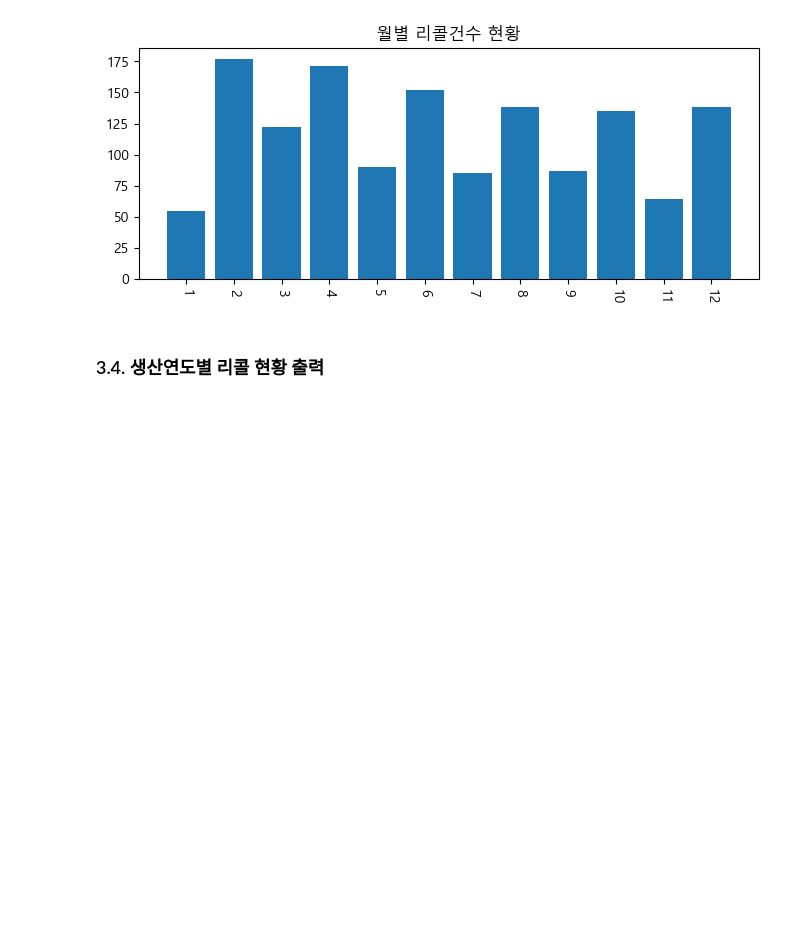
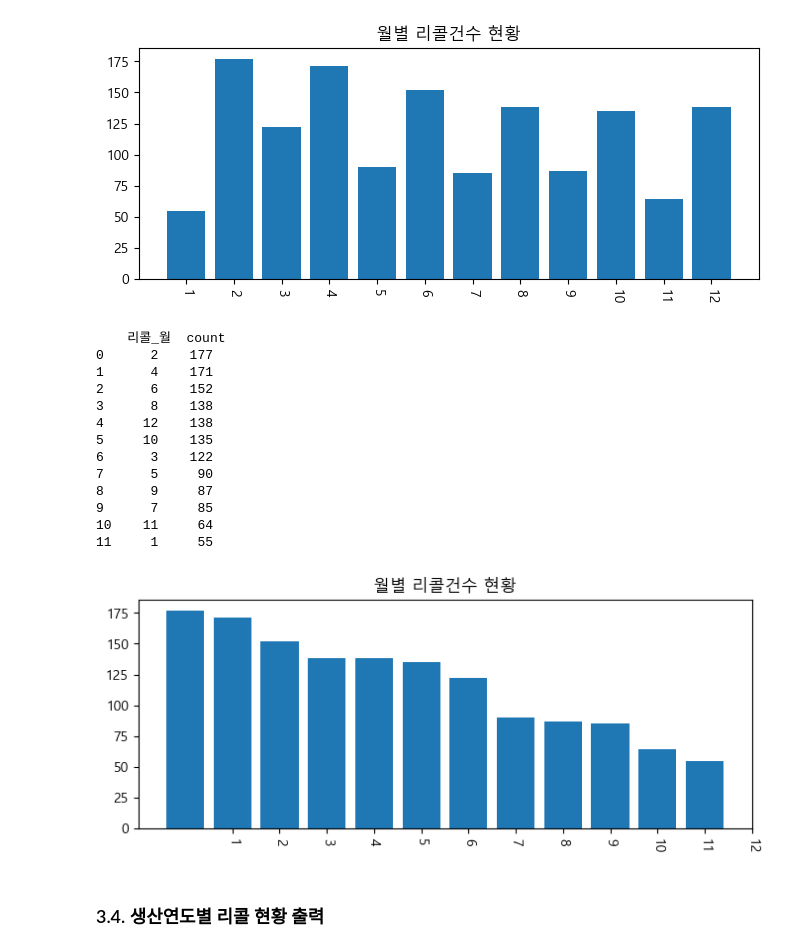
Before and after one commit to jeonggram23/data_study, a Jupyter notebook: 0.데이터분석복습/1.자동차리콜데이터분석/1.자동차리콜데이터분석_matplotlib_2022 v.0.ipynb, the cells around one changed output. Drawn from its saved outputs; the diff is of its cells as text; code cells hidden in the pictures; blank space fills up the shorter version.

```diff
--- a/0.데이터분석복습/1.자동차리콜데이터분석/1.자동차리콜데이터분석_matplotlib_2022 v.0.ipynb
+++ b/0.데이터분석복습/1.자동차리콜데이터분석/1.자동차리콜데이터분석_matplotlib_2022 v.0.ipynb
@@ -479,6 +462,32 @@ plt.title('월별 리콜건수 현황') # 차트 제목 쓰고
 plt.show()
 # %% [output]
 [figure]
+# %%
+tmp = df.groupby('리콜_월').size().sort_values(ascending=False).to_frame('count')
+x = tmp.index
+x_ = tmp.reset_index()
+print(x_)
+y = tmp['count']
+plt.figure(figsize=(8,3))   # 스케치북 그리고
+plt.bar(x=x_.index,height=y)       # bar 차트에 x, y 값 할당
+plt.xticks(rotation=270, ticks=x)    # x축 이름 회전
+plt.title('월별 리콜건수 현황') # 차트 제목 쓰고
+plt.show()
+# %% [output]
+    리콜_월  count
+0      2    177
+1      4    171
+2      6    152
+3      8    138
+4     12    138
+5     10    135
+6      3    122
+7      5     90
+8      9     87
+9      7     85
+10    11     64
+11     1     55
+[figure, added]
 # %% [markdown]
 ### 3.4. 생산연도별 리콜 현황 출력
 # %% [markdown]
```
Also changed, not shown: parts of 11 cells of this notebook.
